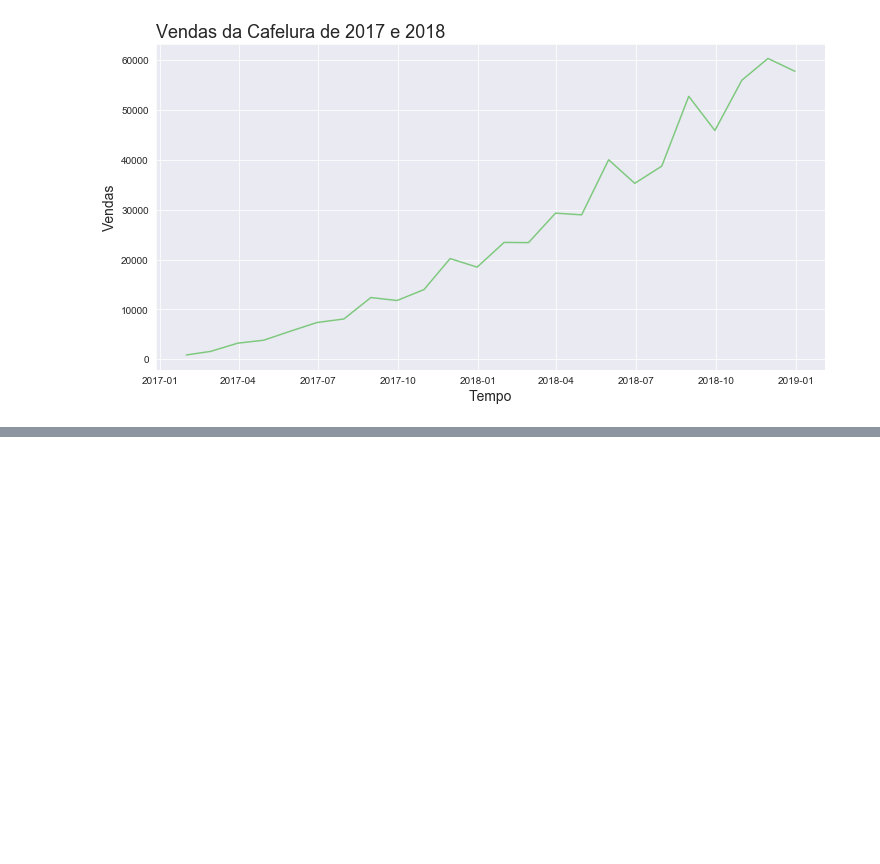
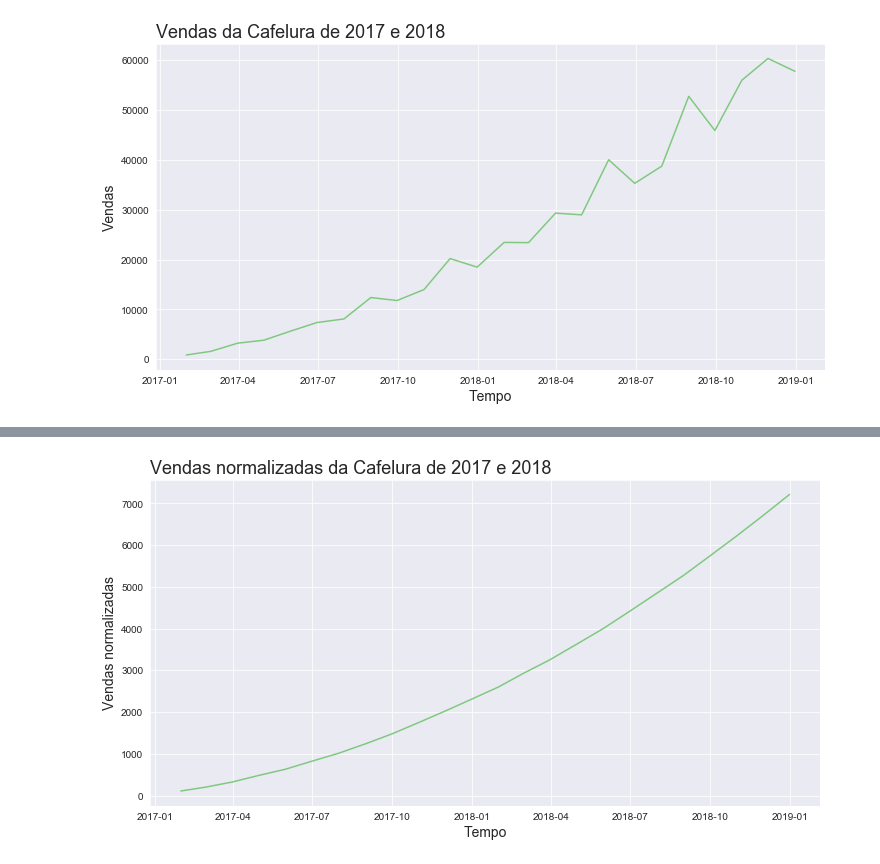
Before and after one commit to 6abi/time-series-sales, a Jupyter notebook: Time-Series-cafelura.ipynb, the cells around one changed output, grey strips where cells are left out. Drawn from its saved outputs; the diff is of its cells as text; code cells hidden in the pictures; blank space fills up the shorter version.

```diff
--- a/Time-Series-cafelura.ipynb
+++ b/Time-Series-cafelura.ipynb
@@ -52,0 +55,3 @@ plotar('Vendas da Cafelura de 2017 e 2018', 'Tempo', 'Vendas', 'mes', 'vendas',
+# %%
+quantidade_de_dias_fds = pd.read_csv('./data/dias_final_de_semana.csv', sep=',')
+quantidade_de_dias_fds.head()
@@ -52,0 +70,2 @@ plotar('Vendas da Cafelura de 2017 e 2018', 'Tempo', 'Vendas', 'mes', 'vendas',
+# %%
+cafelura['vendas_normalizadas'] = cafelura['vendas'] / quantidade_de_dias_fds['quantidade_de_dias'].values
@@ -52,0 +81,4 @@ plotar('Vendas da Cafelura de 2017 e 2018', 'Tempo', 'Vendas', 'mes', 'vendas',
+# %%
+plotar('Vendas normalizadas da Cafelura de 2017 e 2018', 'Tempo', 'Vendas normalizadas','mes', 'vendas_normalizadas', cafelura)
+# %% [output]
+[figure, added]
```
Also changed, not shown: parts of 8 cells of this notebook.
